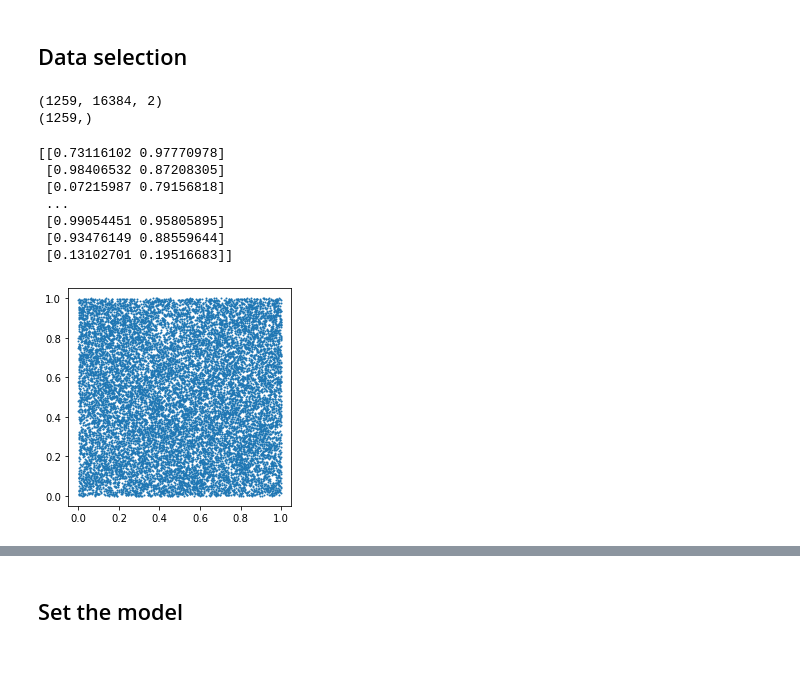
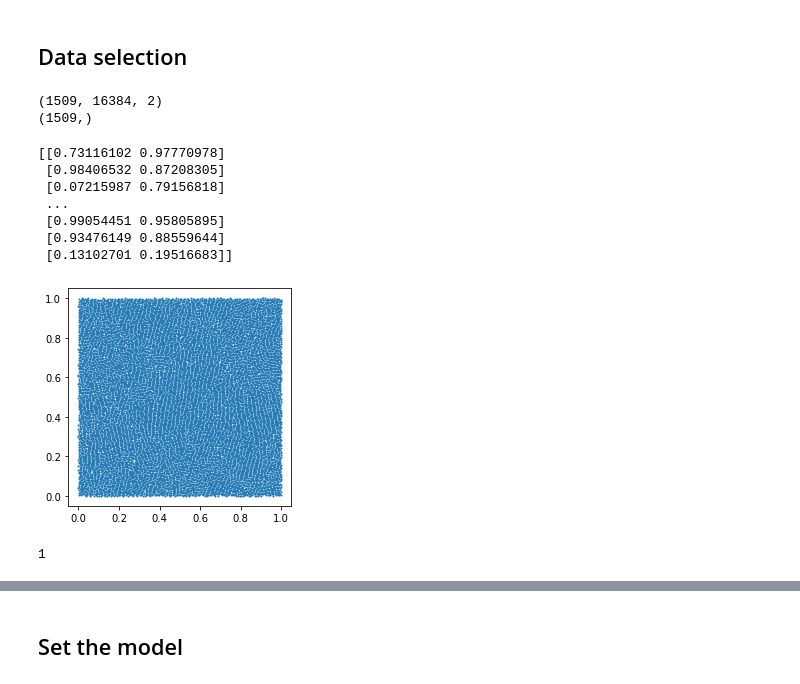
Before and after one commit to cbcaporusso/2d-crystalline-phase-classificator, a Jupyter notebook: phase_identification.ipynb, the cells around one changed output, grey strips where cells are left out. Saved outputs shown, nothing was run; the diff lists cells and outputs as text; code cells hidden in the pictures.

```diff
--- a/phase_identification.ipynb
+++ b/phase_identification.ipynb
@@ -43,12 +43,14 @@ for fi in glob.glob(path + '/fi*'):
     phase_label = 0 # liquid
     if density > 0.705:
         phase_label = 1
+    if density > 0.722:
+        phase_label = 2
     if density > 0.725:
-        phase_label = 2
+        phase_label = 3
     #print(phase_label)
 
     for j, trj in enumerate(glob.glob(fi + '/Trj/xyz.dump.*')):
-        if j>20:
+        if j>30:
             break
         # load the trajectory
         #print(phase_label, trj)
@@ -165,25 +169,27 @@ train_labels = np.array(train_labels)
 print(train_data.shape)
 print(train_labels.shape)
 # %% [output]
-(1259, 16384, 2)
-(1259,)
+(1509, 16384, 2)
+(1509,)
 # %%
 print(train_data[0])
 
 plt.figure(figsize=(4,4))
 #plt.xticks([])
 #plt.yticks([])
-plt.plot(train_data[-1][:,0], train_data[0][:,1], 'o', markersize=1)
+plt.plot(train_data[1][:,0], train_data[1][:,1], 'o', markersize=1)
 plt.show()
+print(train_labels[1])
 # %% [output]
 [[0.73116102 0.97770978]
  [0.98406532 0.87208305]
  [0.07215987 0.79156818]
  ...
  [0.99054451 0.95805895]
  [0.93476149 0.88559644]
  [0.13102701 0.19516683]]
-[figure, old version]
+[figure, new version]
+1
 # %%
 def split_sys_in_squares(pos, edge_size):
     '''This function takes in a list of x,y coordinates and splits them up into
```
Also changed, not shown: parts of 19 cells of this notebook.
